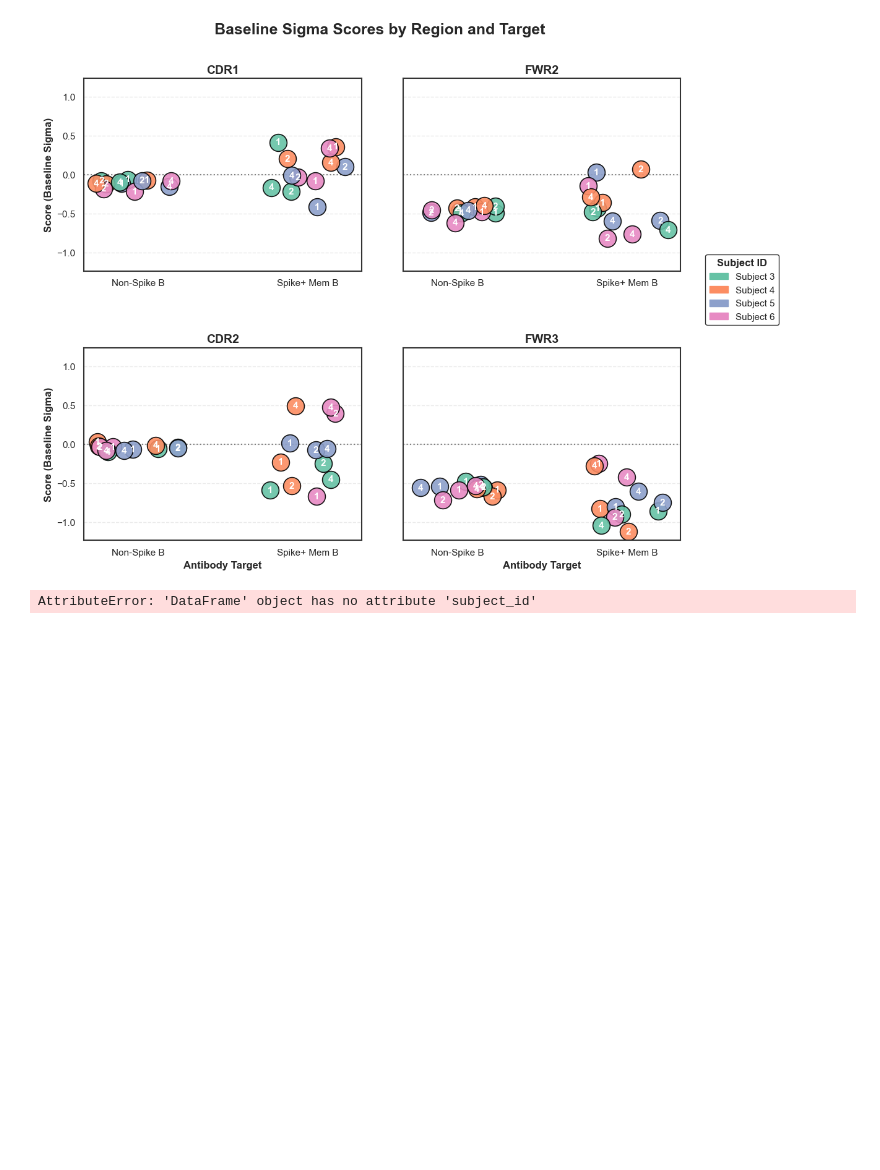
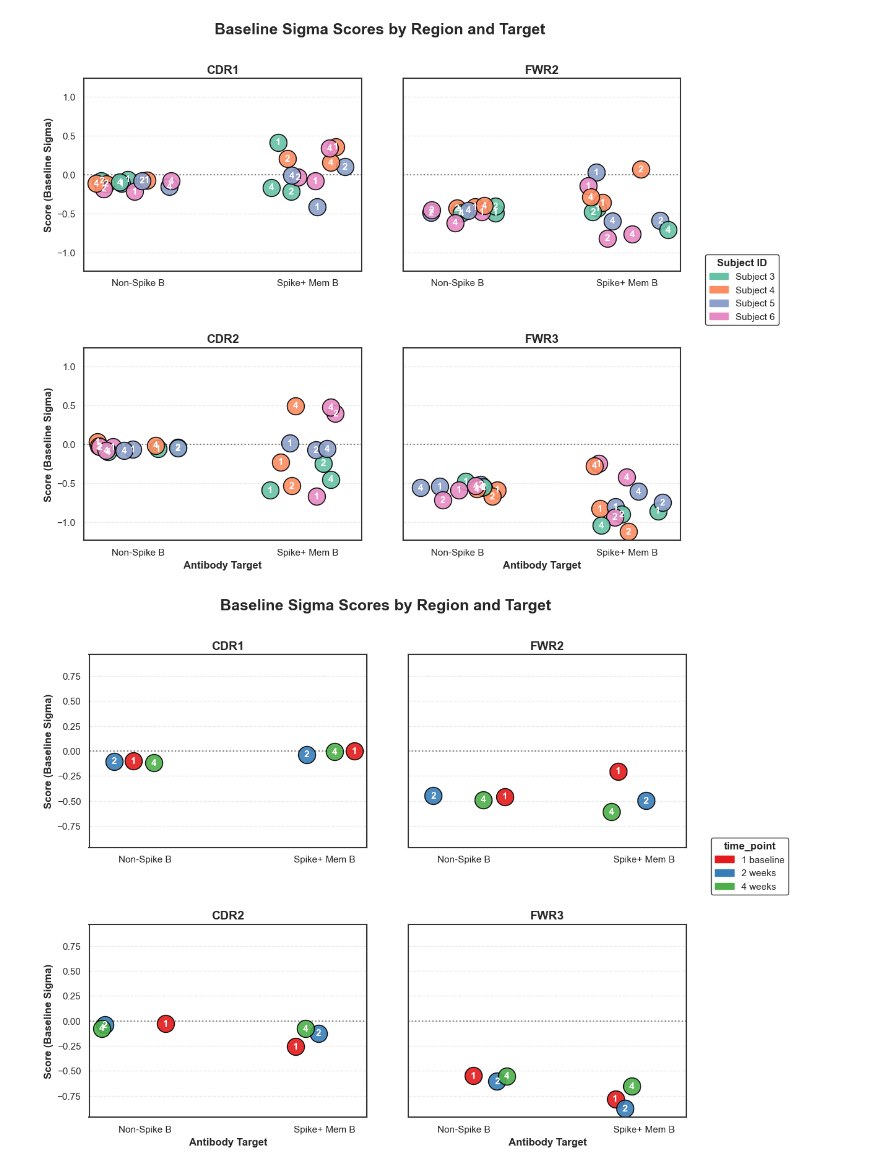
Before and after one commit to dani-f99/selection_pressure_vis, a Jupyter notebook: selection_pressure_dev.ipynb, the cells around one changed output. Saved outputs shown, nothing was run; the diff lists cells and outputs as text; code cells hidden in the pictures; blank space fills up the shorter version.

```diff
--- a/selection_pressure_dev.ipynb
+++ b/selection_pressure_dev.ipynb
@@ -155,7 +155,7 @@ metadata = "time_point"
 df = pd.read_csv(file_path)
 
 # Filtring out subject 7 if needed
-if filt_7 == True:
+if False:
     df = df[df.subject_id != 7]
 
 # Drop missing values in the required columns
@@ -214,31 +214,31 @@ for ax in g.axes.flat:
     ax.tick_params(labelbottom=True)
 
     ax.set_xticks(range(len(targets)))
     ax.set_xticklabels(targets, fontsize=11)
     ax.set_xlabel("Antibody Target", fontweight='bold', fontsize=12)
     ax.set_ylabel("Score (Baseline Sigma)", fontweight='bold', fontsize=12)
 
     ax.grid(True, axis='y', linestyle='--', alpha=0.4, zorder=0)
 
     # Enable all 4 border spines
     for spine in ax.spines.values():
         spine.set_visible(True)
         spine.set_color('#333333')
         spine.set_linewidth(1.5)
 
     ax.set_ylim(-y_limit, y_limit)
 
 # Create the Time Point Legend
 legend_patches = [mpatches.Patch(color=color_dict[tp], label=f'{tp}') for tp in time_points]
 g.figure.legend(handles=legend_patches, title=metadata, title_fontproperties={'weight':'bold', 'size':12},
                 loc='center left', bbox_to_anchor=(0.98, 0.5), frameon=True, edgecolor='black')
 
 # Final layout adjustments
 g.fig.subplots_adjust(right=0.95, top=0.88, hspace=0.4, wspace=0.15)
 g.fig.suptitle("Baseline Sigma Scores by Region and Target", fontsize=18, fontweight='bold')
 
 if False:
     plt.savefig('visually_exact_match_time_point.png', bbox_inches='tight', dpi=300)
     plt.show()
 # %% [output]
-AttributeError: 'DataFrame' object has no attribute 'subject_id'
+[figure, added]
```
